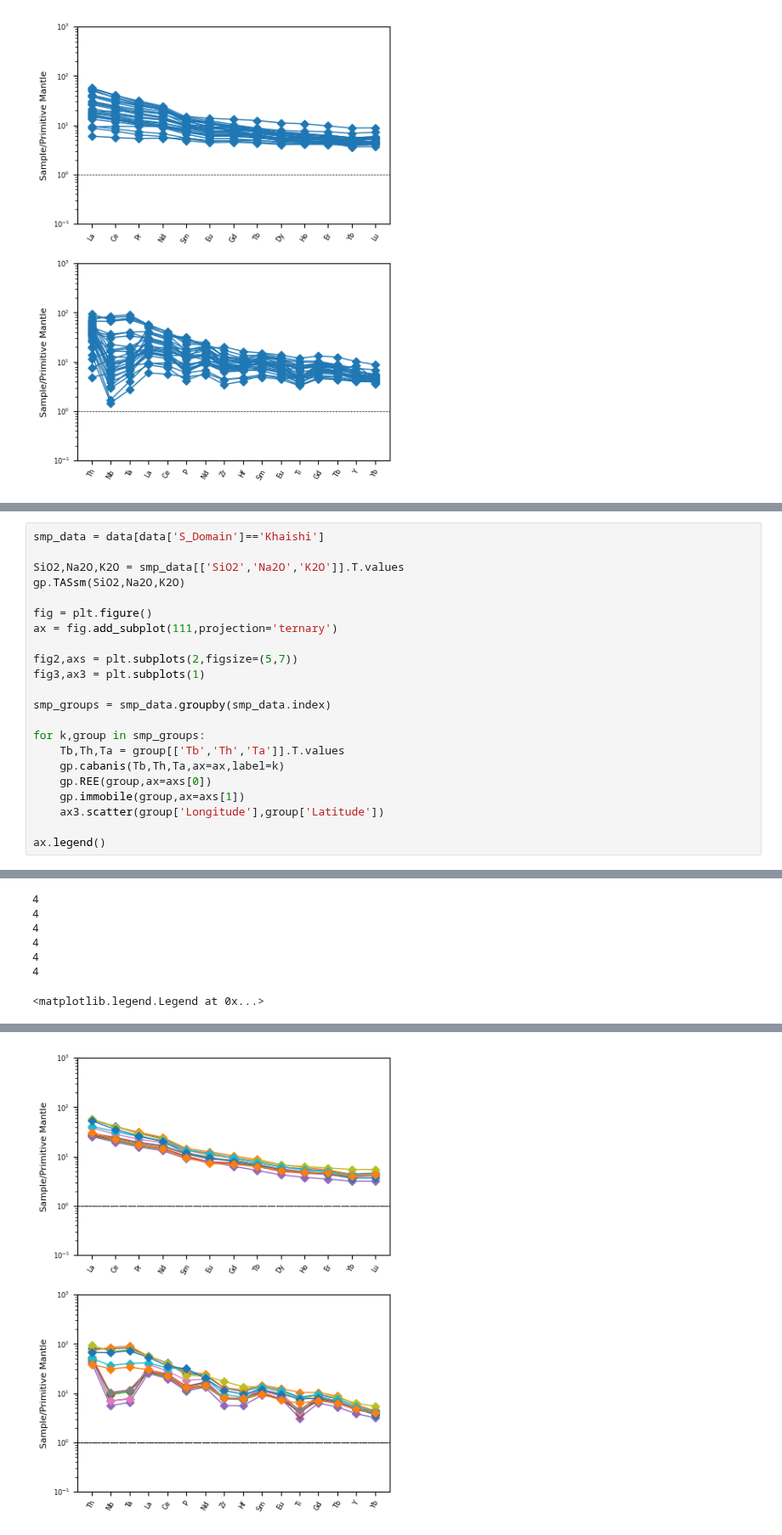
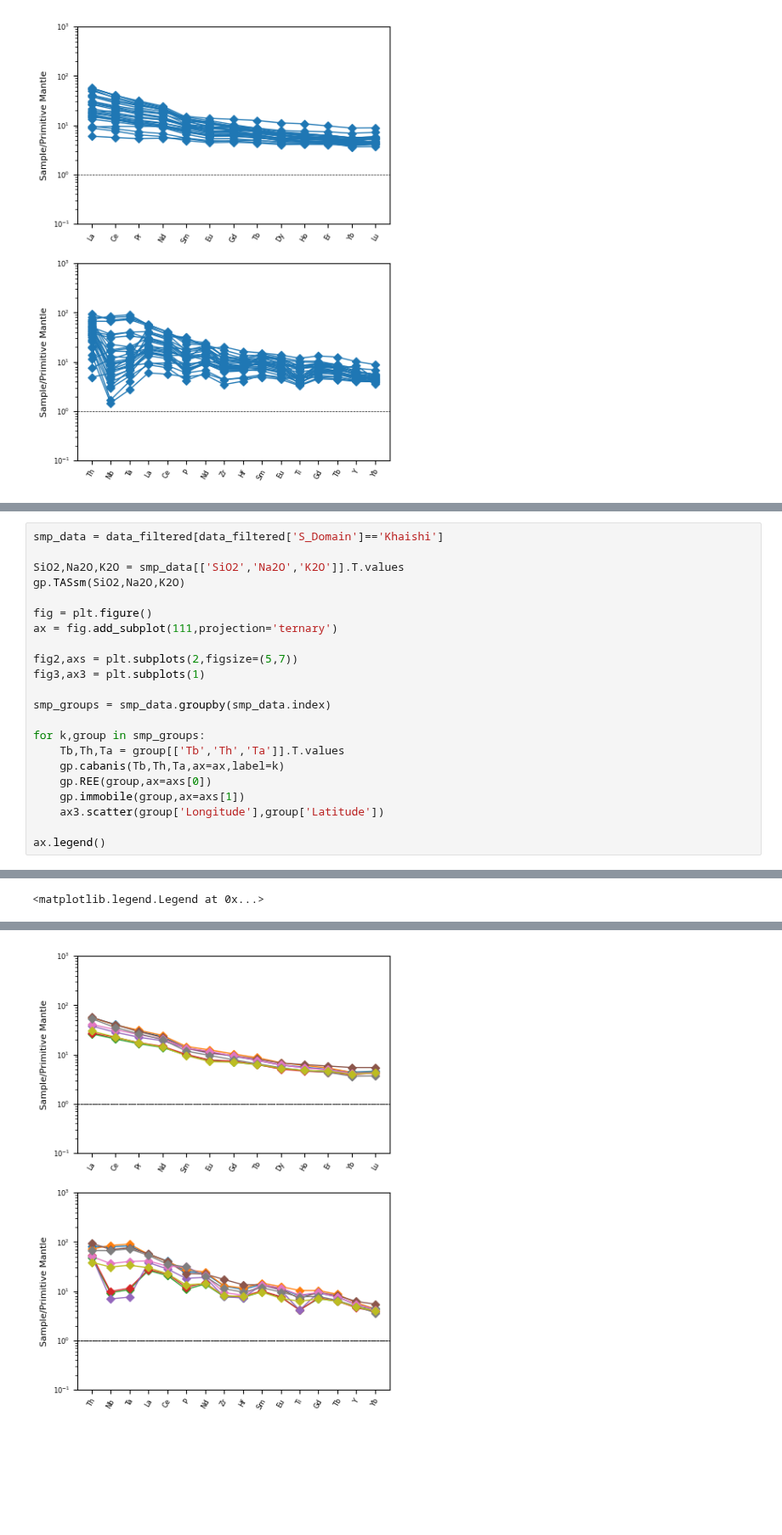
Before and after one commit to dyvasey/dataset-caucasus-gchem-2023, a Jupyter notebook: plot_trace.ipynb, the cells around one changed output, grey strips where cells are left out. Shown at 85% size. Cells and saved outputs as stored; diff of their text form; blank space fills up the shorter version.

```diff
--- a/plot_trace.ipynb
+++ b/plot_trace.ipynb
@@ -127,7 +125,7 @@ ax.legend()
 [figure]
 [figure]
 # %%
-smp_data = data[data['S_Domain']=='Khaishi']
+smp_data = data_filtered[data_filtered['S_Domain']=='Khaishi']
 
 SiO2,Na2O,K2O = smp_data[['SiO2','Na2O','K2O']].T.values
 gp.TASsm(SiO2,Na2O,K2O)
@@ -170,7 +168 @@ ax.legend()
-4
-4
-4
-4
-4
-4
+<matplotlib.legend.Legend at 0x...>
-<matplotlib.legend.Legend at 0x...>
@@ -179 +171 @@ ax.legend()
-[figure, old version]
+[figure, new version]
```
Also changed, not shown: parts of 4 cells of this notebook.
